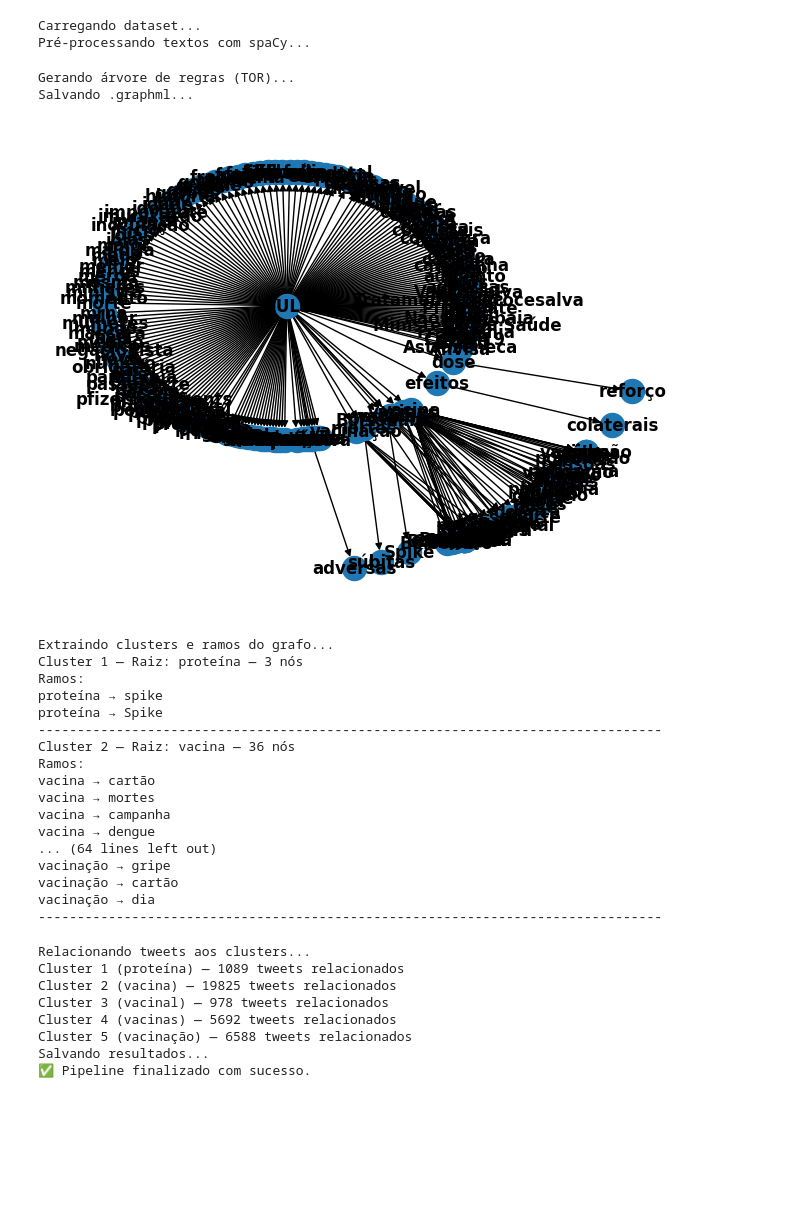
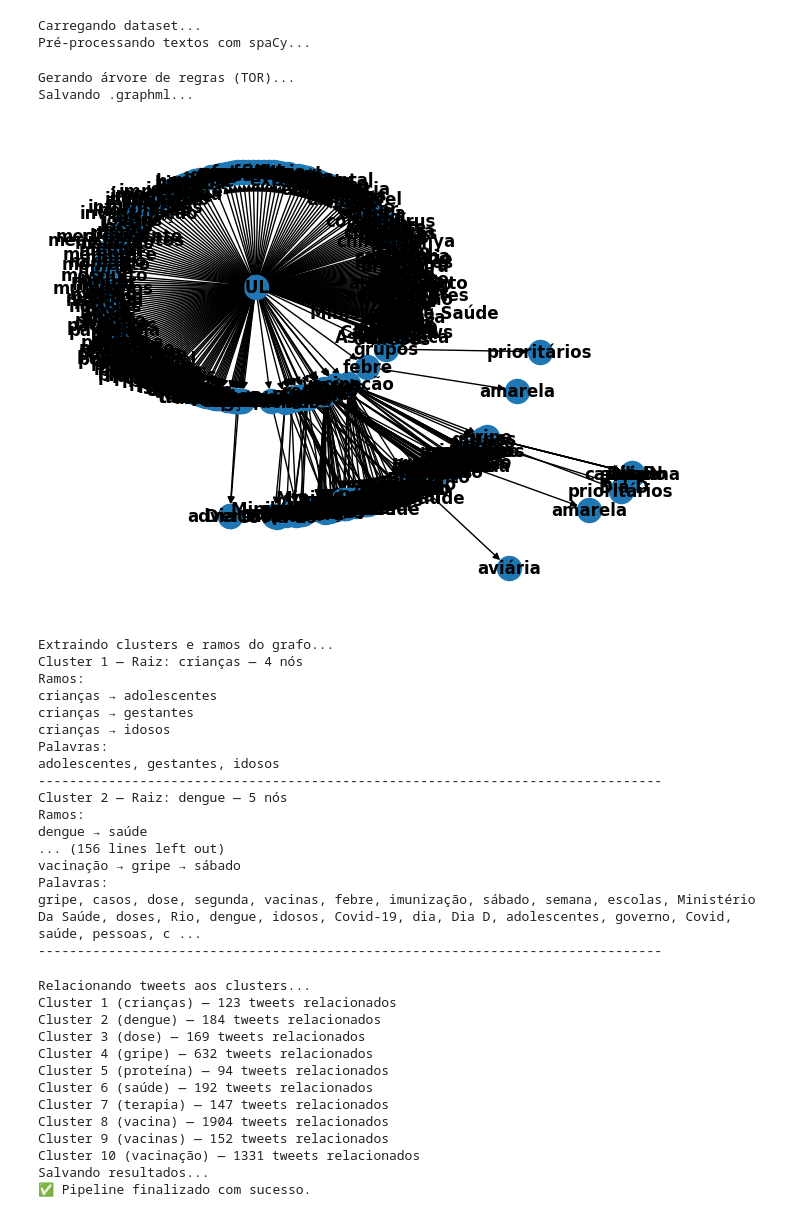
Before and after one commit to luiza-bolonha/Pre-Processing-ToR, a Jupyter notebook: main_tweet_revisado.ipynb, the cells around one changed output. Saved outputs shown, nothing was run; the diff lists cells and outputs as text; code cells hidden in the pictures; blank space fills up the shorter version.

```diff
--- a/main_tweet_revisado.ipynb
+++ b/main_tweet_revisado.ipynb
@@ -26,6 +26,10 @@ def limpar_texto_bruto(texto: str) -> str:
     texto = ABREVIACOES_REGEX.sub(substituir_abreviacoes, texto)
     texto = EMOJI_SYMBOL_REGEX.sub(" ", texto)
     return texto
+
+def carregar_stopwords_personalizadas():
+    with open('stopwords.txt', "r", encoding="utf-8") as f:
+        return set(p.strip().lower() for p in f if p.strip())
 # %%
 #Configuração do spaCy e Matcher
 
@@ -34,7 +38,8 @@ import nltk
 from spacy.matcher import Matcher
 
 nlp = spacy.load('pt_core_news_lg')
-stopwords = set(nltk.corpus.stopwords.words('portuguese'))
+#stopwords = set(nltk.corpus.stopwords.words('portuguese'))
+stopwords = carregar_stopwords_personalizadas()
 matcher = Matcher(nlp.vocab)
 
 # Adiciona padrões
@@ -180,7 +220,7 @@ from trieofrules import trieofrules
 
 # 1. Carrega o CSV
 print("Carregando dataset...")
-df = pd.read_csv("datasets/vacinal_2025_06_03.csv")
+df = pd.read_csv("datasets/database_2025.csv")
 lista_de_textos = df["description"].astype(str).tolist()
 
 # 2. Pré-processamento
@@ -192,39 +232,44 @@ Pré-processando textos com spaCy...
 # %%
 # 3. Gera o TOR (Trie of Rules) a partir dos dados
 print("Gerando árvore de regras (TOR)...")
 TOR = trieofrules(data=resultado, alg='Apriori', min_support=0.005)
 TOR.draw()
 
 # 4. Salva a visualização e estrutura como .graphml
 print("Salvando .graphml...")
-TOR.save_graph(filename="outputs/database_inteiro.graphml")
+TOR.save_graph(filename="outputs/database_2025.graphml")
 # %% [output]
 Gerando árvore de regras (TOR)...
 Salvando .graphml...
-[figure, old version]
+[figure, new version]
 # %%
 # 5. Extrai clusters com ramos hierárquicos
 print("Extraindo clusters e ramos do grafo...")
-componentes = extrair_clusters_com_ramos("outputs/database_inteiro.graphml")
+componentes = extrair_clusters_com_ramos("outputs/database_2025.graphml")
 # %% [output]
 Extraindo clusters e ramos do grafo...
-Cluster 1 — Raiz: proteína — 3 nós
+Cluster 1 — Raiz: crianças — 4 nós
 Ramos:
-proteína → spike
-proteína → Spike
+crianças → adolescentes
+crianças → gestantes
+crianças → idosos
+Palavras:
+adolescentes, gestantes, idosos
 --------------------------------------------------------------------------------
-Cluster 2 — Raiz: vacina — 36 nós
+Cluster 2 — Raiz: dengue — 5 nós
 Ramos:
-vacina → cartão
-vacina → mortes
-vacina → campanha
-vacina → dengue
-... (64 lines left out)
-vacinação → gripe
-vacinação → cartão
-vacinação → dia
+dengue → saúde
+... (156 lines left out)
+vacinação → gripe → sábado
+Palavras:
+gripe, casos, dose, segunda, vacinas, febre, imunização, sábado, semana, escolas, Ministério Da Saúde, doses, Rio, dengue, idosos, Covid-19, dia, Dia D, adolescentes, governo, Covid, saúde, pessoas, c ...
 --------------------------------------------------------------------------------
 # %%
+import os
+
+pasta = "outputs_clusters"
+os.makedirs(pasta, exist_ok=True)
+
 # 6. Relaciona tweets aos clusters
 print("Relacionando tweets aos clusters...")
 relacionados = encontrar_tweets_relacionados(componentes, resultado, lista_de_textos)
@@ -236,15 +281,21 @@ for c in relacionados:
         continue
     nome = c["raiz"].replace(" ", "_")[:30]
     df_cluster = pd.DataFrame(c["tweets"])
-    #df_cluster.to_csv(f"tweets_cluster_{c['cluster_idx']}_{nome}.csv", index=False)
+    caminho = os.path.join(pasta, f"tweets_cluster_{c['cluster_idx']}_{nome}.csv")
+    df_cluster.to_csv(caminho, index=False)
 
 print("✅ Pipeline finalizado com sucesso.")
 # %% [output]
 Relacionando tweets aos clusters...
-Cluster 1 (proteína) — 1089 tweets relacionados
-Cluster 2 (vacina) — 19825 tweets relacionados
-Cluster 3 (vacinal) — 978 tweets relacionados
-Cluster 4 (vacinas) — 5692 tweets relacionados
-Cluster 5 (vacinação) — 6588 tweets relacionados
+Cluster 1 (crianças) — 123 tweets relacionados
+Cluster 2 (dengue) — 184 tweets relacionados
+Cluster 3 (dose) — 169 tweets relacionados
+Cluster 4 (gripe) — 632 tweets relacionados
+Cluster 5 (proteína) — 94 tweets relacionados
+Cluster 6 (saúde) — 192 tweets relacionados
+Cluster 7 (terapia) — 147 tweets relacionados
+Cluster 8 (vacina) — 1904 tweets relacionados
+Cluster 9 (vacinas) — 152 tweets relacionados
+Cluster 10 (vacinação) — 1331 tweets relacionados
 Salvando resultados...
 ✅ Pipeline finalizado com sucesso.
```
Also changed, not shown: parts of 5 cells of this notebook, 11 other files.
